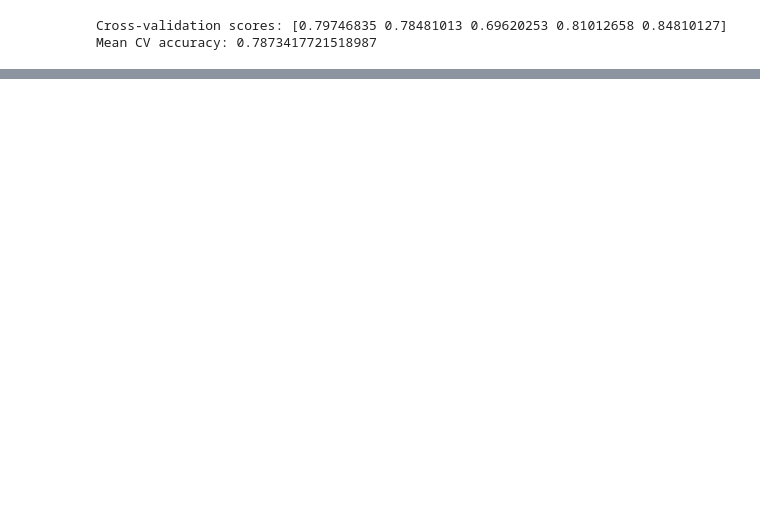
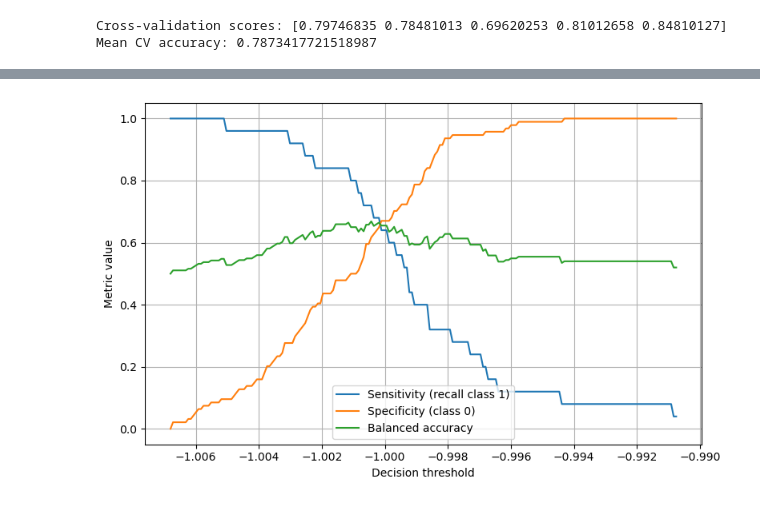
Before and after one commit to lanre01/ML-Coursework1, a Jupyter notebook: CW2/CW2_preprocessing.ipynb, the cells around one changed output, grey strips where cells are left out. Drawn from its saved outputs; the diff is of its cells as text; code cells hidden in the pictures; blank space fills up the shorter version.

```diff
--- a/CW2/CW2_preprocessing.ipynb
+++ b/CW2/CW2_preprocessing.ipynb
@@ -604,0 +791,19 @@ Mean CV accuracy: 0.7873417721518987
+# %%
+# Evaluation of Model
+# Fit best pipeline on full training set
+best_svm.fit(X_train, y_train)
+
+# Decision scores on test set
+scores_test = best_svm.decision_function(X_test)  # continuous margins
+y_pred_default = best_svm.predict(X_test)
+
+# Basic metrics with default decision threshold
+roc_auc = roc_auc_score(y_test, scores_test)
+pr_auc = average_precision_score(y_test, scores_test)  # PR AUC
+bal_acc = balanced_accuracy_score(y_test, y_pred_default)
+
+print("Test ROC AUC:", roc_auc)
+print("Test PR AUC:", pr_auc)
+print("Test balanced accuracy:", bal_acc)
+print("Confusion matrix (default threshold):\n", confusion_matrix(y_test, y_pred_default))
+print("Classification report (default threshold):\n", classification_report(y_test, y_pred_default))
@@ -604,0 +826,53 @@ Mean CV accuracy: 0.7873417721518987
+# %%
+# Threshold tuning
+import matplotlib.pyplot as plt
+
+# Compute ROC and PR curves
+fpr, tpr, roc_thresholds = roc_curve(y_test, scores_test)
+prec, rec, pr_thresholds = precision_recall_curve(y_test, scores_test)
+
+# Example: try a grid of thresholds and compute metrics
+thresholds = np.linspace(scores_test.min(), scores_test.max(), 200)
+
+results = []
+for thr in thresholds:
+    y_pred_thr = (scores_test >= thr).astype(int)
+    tn, fp, fn, tp = confusion_matrix(y_test, y_pred_thr).ravel()
+
+    # Avoid division by zero
+    sens = tp / (tp + fn) if (tp + fn) > 0 else 0.0  # recall for pCR=1
+    spec = tn / (tn + fp) if (tn + fp) > 0 else 0.0  # specificity
+    bal_acc_thr = 0.5 * (sens + spec)
+
+    results.append((thr, sens, spec, bal_acc_thr))
+
+thr_arr = np.array([r[0] for r in results])
+sens_arr = np.array([r[1] for r in results])
+spec_arr = np.array([r[2] for r in results])
+bal_arr  = np.array([r[3] for r in results])
+
+# Example: pick the threshold that maximises balanced accuracy
+best_idx = np.argmax(bal_arr)
+best_thr = thr_arr[best_idx]
+print("Best threshold by balanced accuracy:", best_thr)
+print("Balanced accuracy at this threshold:", bal_arr[best_idx])
+print("Sensitivity (recall for pCR=1):", sens_arr[best_idx])
+print("Specificity:", spec_arr[best_idx])
+
+# Predictions with best threshold
+y_pred_best = (scores_test >= best_thr).astype(int)
+print("Confusion matrix (best threshold):\n", confusion_matrix(y_test, y_pred_best))
+print("Classification report (best threshold):\n", classification_report(y_test, y_pred_best))
+
+# Optional: visualise sensitivity and specificity vs threshold
+plt.figure(figsize=(8, 5))
+plt.plot(thr_arr, sens_arr, label="Sensitivity (recall class 1)")
+plt.plot(thr_arr, spec_arr, label="Specificity (class 0)")
+plt.plot(thr_arr, bal_arr, label="Balanced accuracy")
+plt.xlabel("Decision threshold")
+plt.ylabel("Metric value")
+plt.legend()
+plt.grid(True)
+plt.tight_layout()
+plt.show()
+# %% [output]
@@ -604,0 +895 @@ Mean CV accuracy: 0.7873417721518987
+[figure, added]
```
Also changed, not shown: parts of 30 cells of this notebook, 1 other file.
